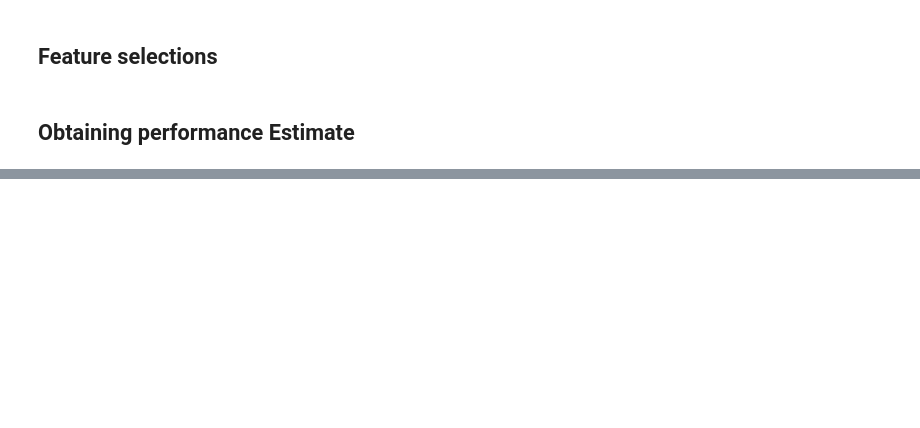
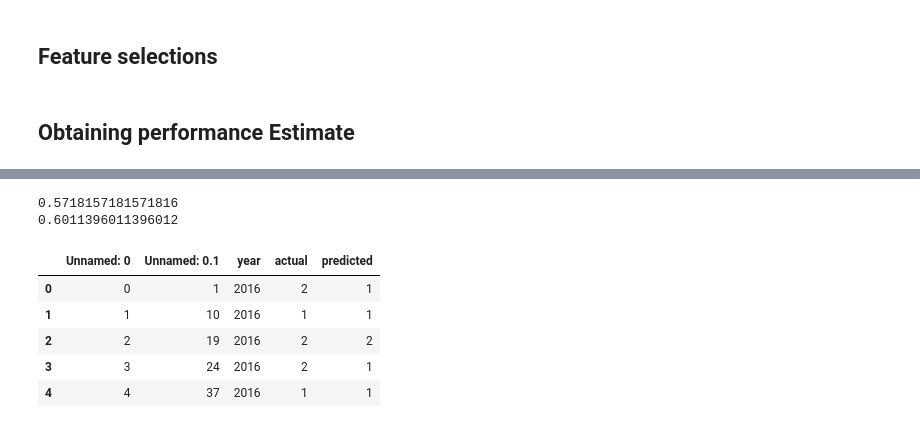
Before and after one commit to rodekruis/Typhoon_IBF_Rice_Damage_Model, a Jupyter notebook: IBF_typhoon_model/models/model_results.ipynb, the cells around one changed output, grey strips where cells are left out. Saved outputs shown, nothing was run; the diff lists cells and outputs as text; code cells hidden in the pictures; blank space fills up the shorter version.

```diff
--- a/IBF_typhoon_model/models/model_results.ipynb
+++ b/IBF_typhoon_model/models/model_results.ipynb
@@ -941,0 +975,12 @@ df_predicted_xgb = xgb_regression_performance(
+# %%
+file_name = "IBF_typhoon_model\\models\\output\\df_predicted_rf_binary.csv"
+path = os.path.join(cdir, file_name)
+df_predicted_rf_binary = pd.read_csv(path)
+
+file_name = "IBF_typhoon_model\\models\\output\\df_predicted_rf_multi.csv"
+path = os.path.join(cdir, file_name)
+df_predicted_rf_multi = pd.read_csv(path)
+
+file_name = "IBF_typhoon_model\\models\\output\\df_predicted_rf_regression.csv"
+path = os.path.join(cdir, file_name)
+df_predicted_rf_regression = pd.read_csv(path)
@@ -941,0 +1011,9 @@ df_predicted_xgb = xgb_regression_performance(
+# %%
+precision = precision_score(df_predicted_rf_binary['actual'], df_predicted_rf_binary['predicted'])
+recall = recall_score(df_predicted_rf_binary['actual'], df_predicted_rf_binary['predicted'])
+
+print(precision)
+print(recall)
+# %% [output]
+0.5718157181571816
+0.6011396011396012
@@ -941,0 +1024,9 @@ df_predicted_xgb = xgb_regression_performance(
+# %%
+df_predicted_rf_regression.head()
+# %% [output]
+|  | Unnamed: 0 | Unnamed: 0.1 | year | actual | predicted |
+| 0 | 0 | 1 | 2016 | 2 | 1 |
+| 1 | 1 | 10 | 2016 | 1 | 1 |
+| 2 | 2 | 19 | 2016 | 2 | 2 |
+| 3 | 3 | 24 | 2016 | 2 | 1 |
+| 4 | 4 | 37 | 2016 | 1 | 1 |
```
Also changed, not shown: parts of 13 cells of this notebook, 55 other files.
